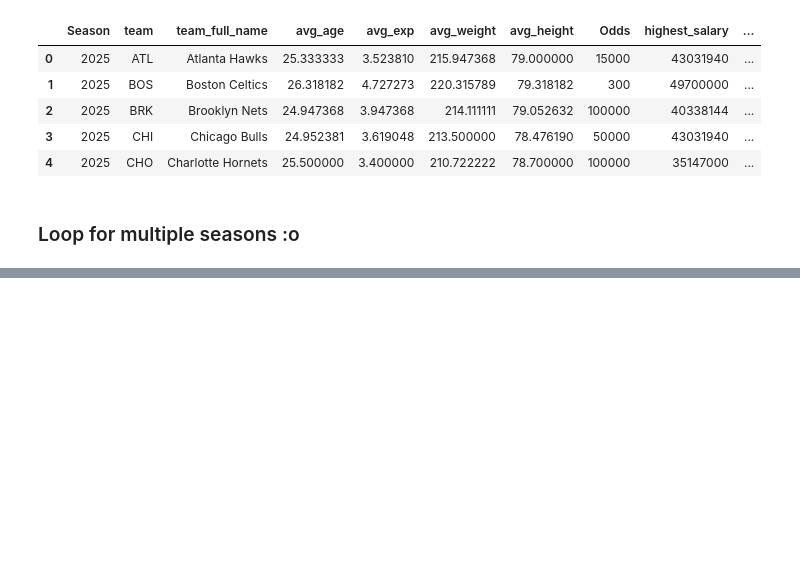
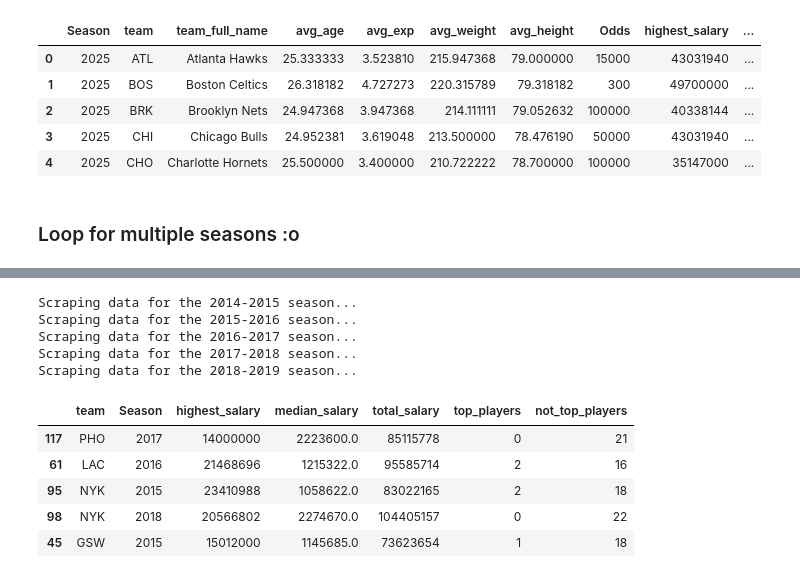
Before and after one commit to TomHavy/Nba-Standings-Prediction, a Jupyter notebook: scrap-nba-data.ipynb, the cells around one changed output, grey strips where cells are left out. Cells and saved outputs as stored; diff of their text form; code cells hidden in the pictures; blank space fills up the shorter version.

```diff
--- a/scrap-nba-data.ipynb
+++ b/scrap-nba-data.ipynb
@@ -527,7 +587,7 @@ def scrape_all_preseason_odds():
     for season in range(start, end):
         print(f"Scraping data for the {season-1}-{season} season...")
 
-        preseason_odds = scrape_preseason_odds(season,team_names)
+        preseason_odds = scrape_preseason_odds(season)
 
         if preseason_odds is not None:
             all_preseason_odds = pd.concat([all_preseason_odds, preseason_odds], ignore_index=True)
@@ -536,7 +596,13 @@ def scrape_all_preseason_odds():
 
 all_preseason_odds = scrape_all_preseason_odds()
 
-all_avg_n_odds = pd.merge(avg_roster, preseason_odds, left_on='team_full_name', right_on='Team', how='left')
+all_avg_n_odds = pd.merge(all_avg_roster, preseason_odds, left_on='team_full_name', right_on='Team', how='left')
 
 all_avg_n_odds.drop(columns='Team', inplace=True)
+# %% [output]
+Scraping data for the 2014-2015 season...
+Scraping data for the 2015-2016 season...
+Scraping data for the 2016-2017 season...
+Scraping data for the 2017-2018 season...
+Scraping data for the 2018-2019 season...
 # %%
@@ -577,5 +643,14 @@ team_salary_stats = all_salaries.groupby(['team', 'Season']).agg(
 ).reset_index()
 
 all_team_salary_stats = pd.merge(team_salary_stats, all_top_players, on=['team', 'Season'], how="left")
+# %%
+all_team_salary_stats.sample(5)
+# %% [output]
+|  | team | Season | highest_salary | median_salary | total_salary | top_players | not_top_players |
+| 117 | PHO | 2017 | 14000000 | 2223600.0 | 85115778 | 0 | 21 |
+| 61 | LAC | 2016 | 21468696 | 1215322.0 | 95585714 | 2 | 16 |
+| 95 | NYK | 2015 | 23410988 | 1058622.0 | 83022165 | 2 | 18 |
+| 98 | NYK | 2018 | 20566802 | 2274670.0 | 104405157 | 0 | 22 |
+| 45 | GSW | 2015 | 15012000 | 1145685.0 | 73623654 | 1 | 18 |
 # %%
 all_avg_odds_salary_players = pd.merge(all_avg_n_odds, all_team_salary_stats,on=['team', 'Season'], how='left')
```
Also changed, not shown: parts of 31 cells of this notebook.
